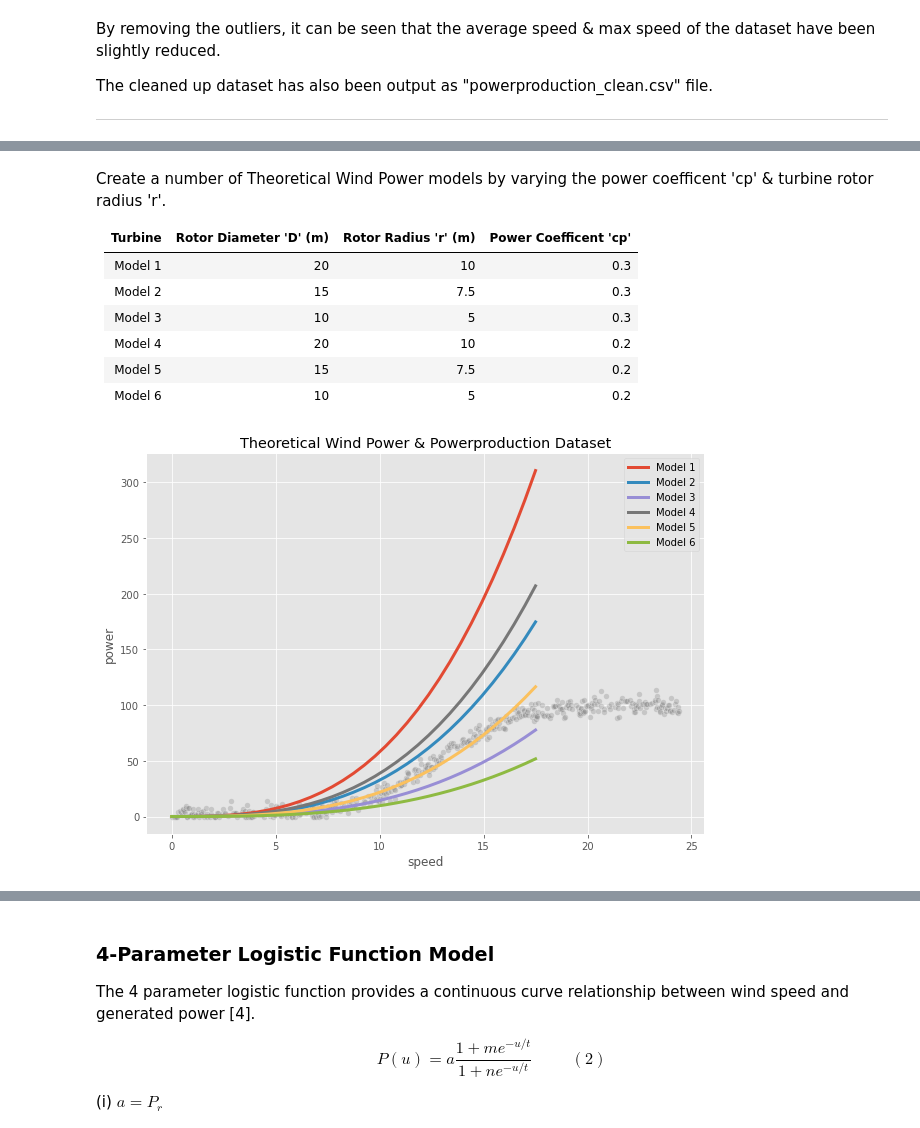
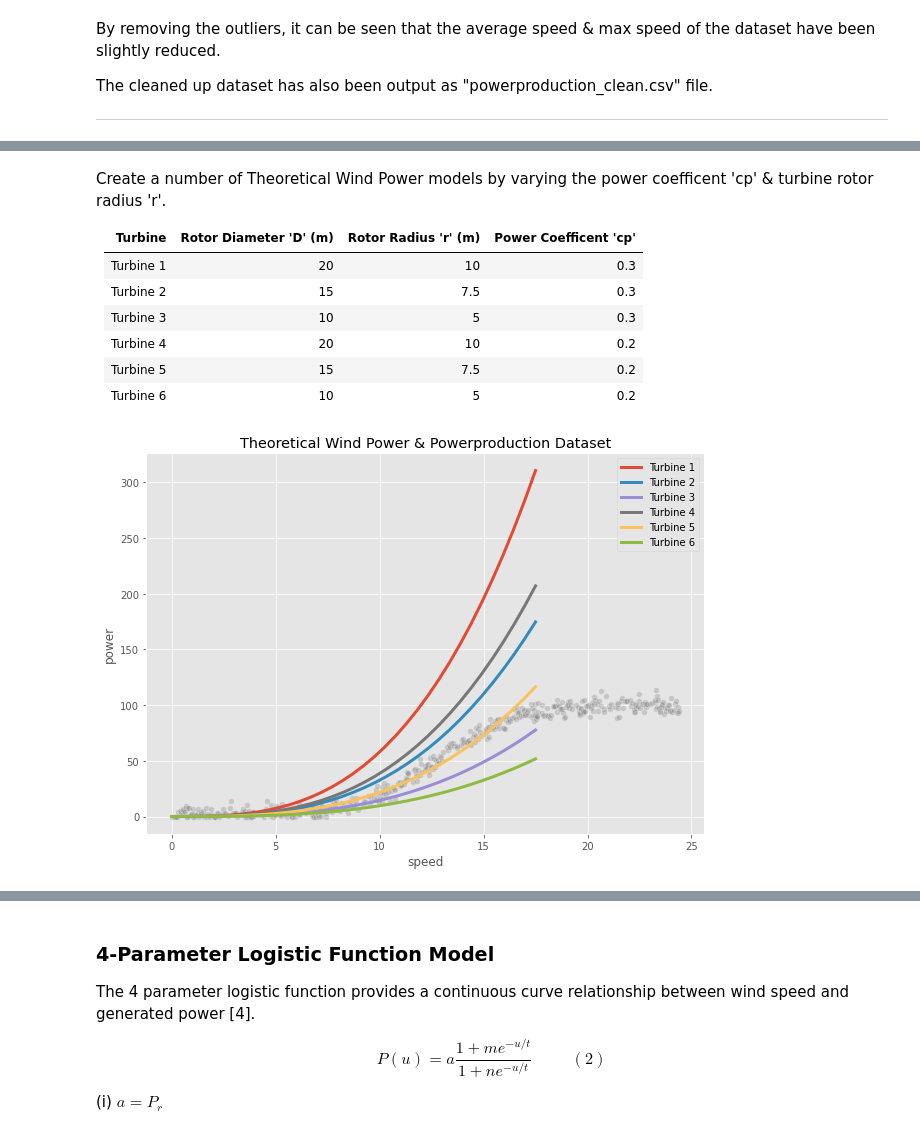
Before and after one commit to PaulSweeney89/FDA-Project2020, a Jupyter notebook: windpower.ipynb, the cells around one changed output, grey strips where cells are left out. Saved outputs shown, nothing was run; the diff lists cells and outputs as text; code cells hidden in the pictures.

```diff
--- a/windpower.ipynb
+++ b/windpower.ipynb
@@ -240,44 +240,44 @@ Create a number of Theoretical Wind Power models by varying the power coefficent
 
 |Turbine|Rotor Diameter 'D' (m)|Rotor Radius 'r' (m)|Power Coefficent 'cp'|
 |---|---|---|---|
-|Model 1|20|10|0.3|
-|Model 2|15|7.5|0.3|
-|Model 3|10|5|0.3|
-|Model 4|20|10|0.2|
-|Model 5|15|7.5|0.2|
-|Model 6|10|5|0.2|
+|Turbine 1|20|10|0.3|
+|Turbine 2|15|7.5|0.3|
+|Turbine 3|10|5|0.3|
+|Turbine 4|20|10|0.2|
+|Turbine 5|15|7.5|0.2|
+|Turbine 6|10|5|0.2|
 # %%
 # DataFrame with power outputs for turbines with different parameters as listed above
 
 df_models = pd.DataFrame({"wind speed": v,
-                           "power model 1":P1(v, 10, 0.3),
-                           "power model 2":P1(v, 7.5, 0.3),
-                           "power model 3":P1(v, 5, 0.3),
-                           "power model 4":P1(v, 10, 0.2),
-                           "power model 5":P1(v, 7.5, 0.2),
-                           "power model 6":P1(v, 5, 0.2),
+                           "Turbine 1":P1(v, 10, 0.3),
+                           "Turbine 2":P1(v, 7.5, 0.3),
+                           "Turbine 3":P1(v, 5, 0.3),
+                           "Turbine 4":P1(v, 10, 0.2),
+                           "Turbine 5":P1(v, 7.5, 0.2),
+                           "Turbine 6":P1(v, 5, 0.2),
                          })
 # %%
 # Comparing the above model plots against the powerproduction dataset
 
-sns.lineplot(x=df_models["wind speed"], y=df_models["power model 1"], linewidth = 3)
-sns.lineplot(x=df_models["wind speed"], y=df_models["power model 2"], linewidth = 3)
-sns.lineplot(x=df_models["wind speed"], y=df_models["power model 3"], linewidth = 3)
-sns.lineplot(x=df_models["wind speed"], y=df_models["power model 4"], linewidth = 3)
-sns.lineplot(x=df_models["wind speed"], y=df_models["power model 5"], linewidth = 3)
-sns.lineplot(x=df_models["wind speed"], y=df_models["power model 6"], linewidth = 3)
+sns.lineplot(x=df_models["wind speed"], y=df_models["Turbine 1"], linewidth = 3)
+sns.lineplot(x=df_models["wind speed"], y=df_models["Turbine 2"], linewidth = 3)
+sns.lineplot(x=df_models["wind speed"], y=df_models["Turbine 3"], linewidth = 3)
+sns.lineplot(x=df_models["wind speed"], y=df_models["Turbine 4"], linewidth = 3)
+sns.lineplot(x=df_models["wind speed"], y=df_models["Turbine 5"], linewidth = 3)
+sns.lineplot(x=df_models["wind speed"], y=df_models["Turbine 6"], linewidth = 3)
 
 # apply legend to plot
-plt.legend(labels=['Model 1', 'Model 2', 'Model 3', 'Model 4',
-                   'Model 5', 'Model 6'
+plt.legend(labels=['Turbine 1', 'Turbine 2', 'Turbine 3', 'Turbine 4',
+                   'Turbine 5', 'Turbine 6'
                   ])
 # apply title to plot
 plt.title("Theoretical Wind Power & Powerproduction Dataset")
 
 sns.scatterplot(data=df_clean, x="speed", y="power", color='grey', alpha=0.3)
 plt.show()
 # %% [output]
-[figure, old version]
+[figure, new version]
 # %% [markdown]
 Overlaying the theoretical wind power outputs for different turbine parameters against the *powerproduction dataset* provides some interesting insights into & highlights some differences between the theoretical wind power formula & the *powerproduction dataset*.
 
```
Also changed, not shown: parts of 31 cells of this notebook.
